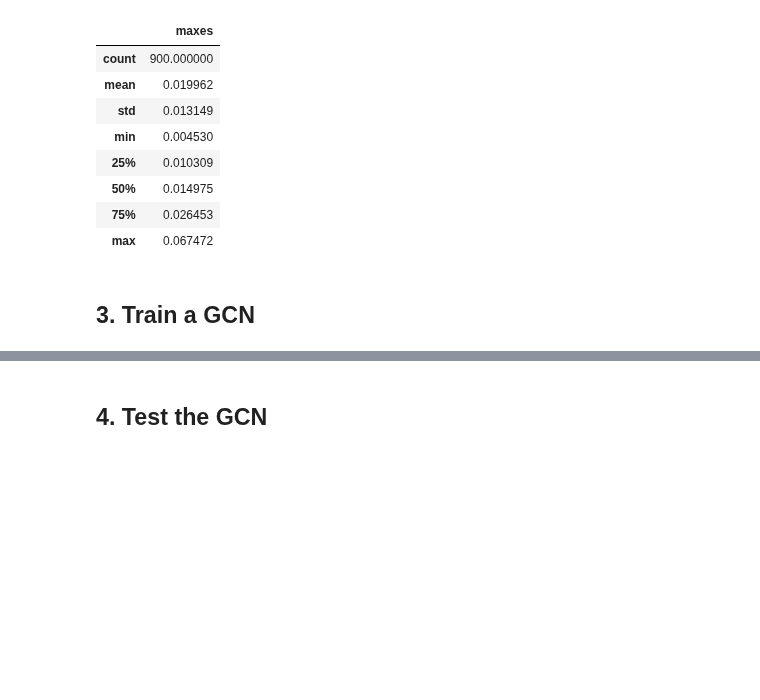
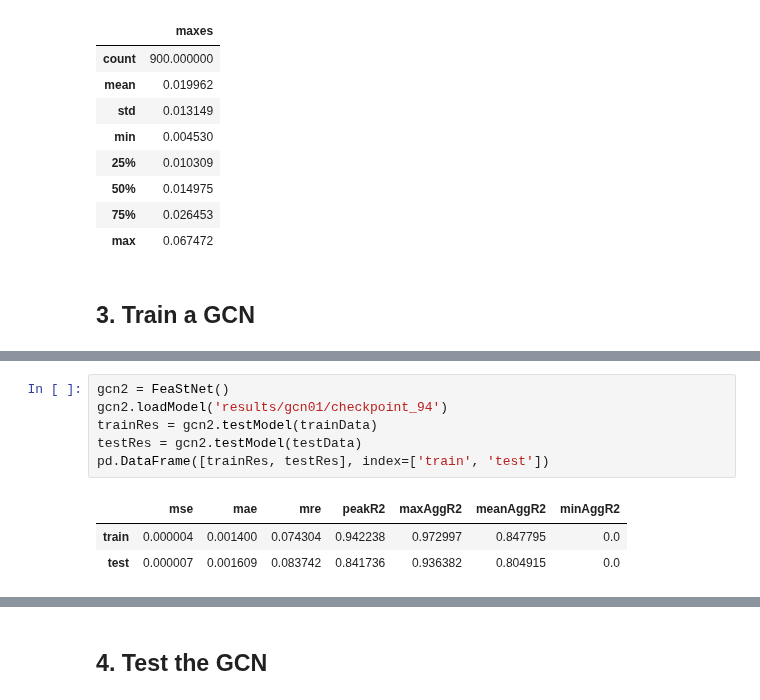
Before and after one commit to ewhalen12/gcnSurrogate, a Jupyter notebook: trainGcnSurrogate.ipynb, the cells around one changed output, grey strips where cells are left out. Saved outputs shown, nothing was run; the diff lists cells and outputs as text; blank space fills up the shorter version.

```diff
--- a/trainGcnSurrogate.ipynb
+++ b/trainGcnSurrogate.ipynb
@@ -81,2 +81,12 @@ epoch: 99   trainLoss: 4.4228e-02   valLoss:1.0382e-01  time: 1.45e+00
 loading checkpoint 94
 [interactive output not drawn]
+# %%
+gcn2 = FeaStNet()
+gcn2.loadModel('results/gcn01/checkpoint_94')
+trainRes = gcn2.testModel(trainData)
+testRes = gcn2.testModel(testData)
+pd.DataFrame([trainRes, testRes], index=['train', 'test'])
+# %% [output]
+|  | mse | mae | mre | peakR2 | maxAggR2 | meanAggR2 | minAggR2 |
+| train | 0.000004 | 0.001400 | 0.074304 | 0.942238 | 0.972997 | 0.847795 | 0.0 |
+| test | 0.000007 | 0.001609 | 0.083742 | 0.841736 | 0.936382 | 0.804915 | 0.0 |
```
Also changed, not shown: parts of 6 cells of this notebook, 18 other files.
